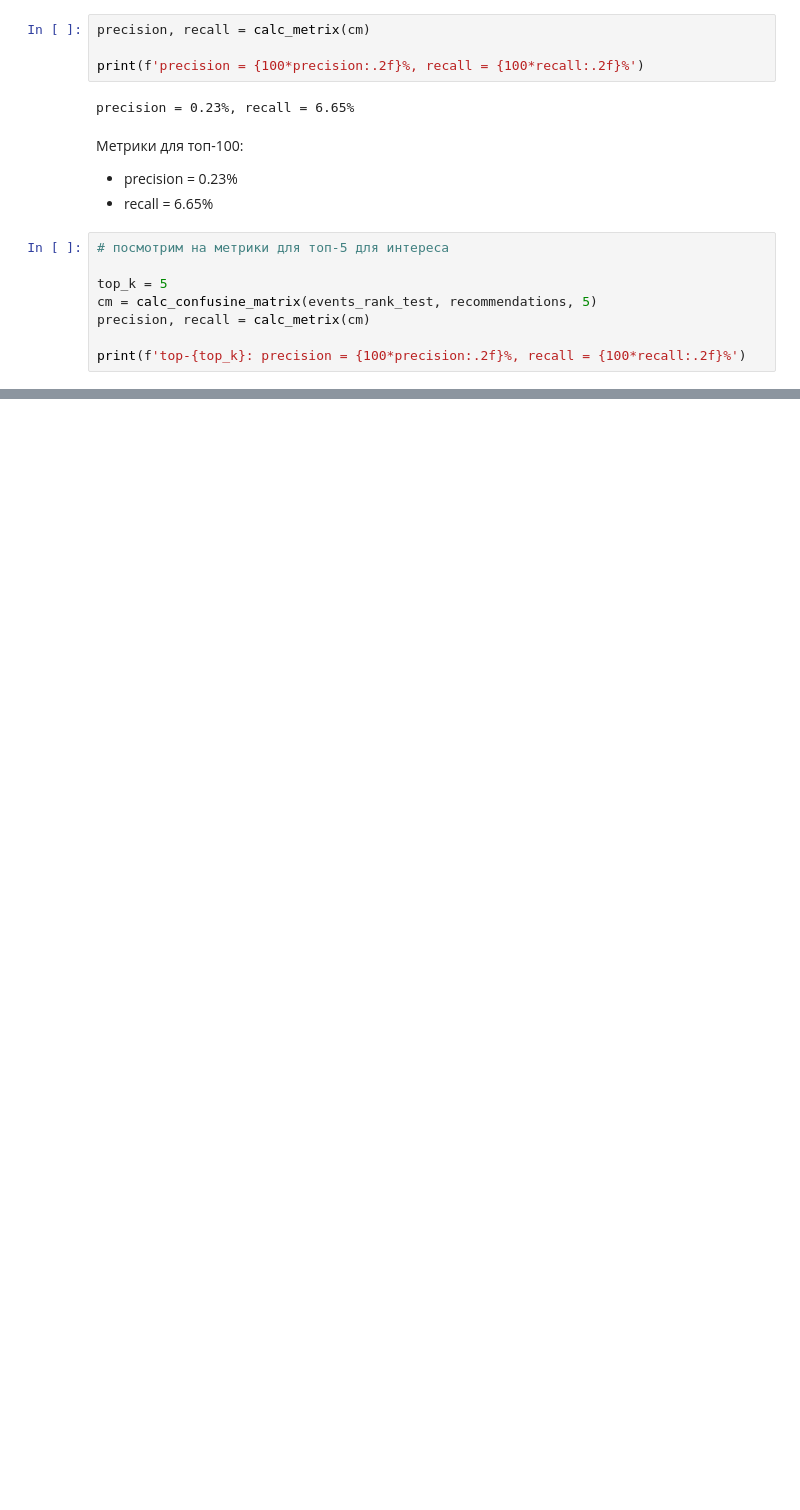
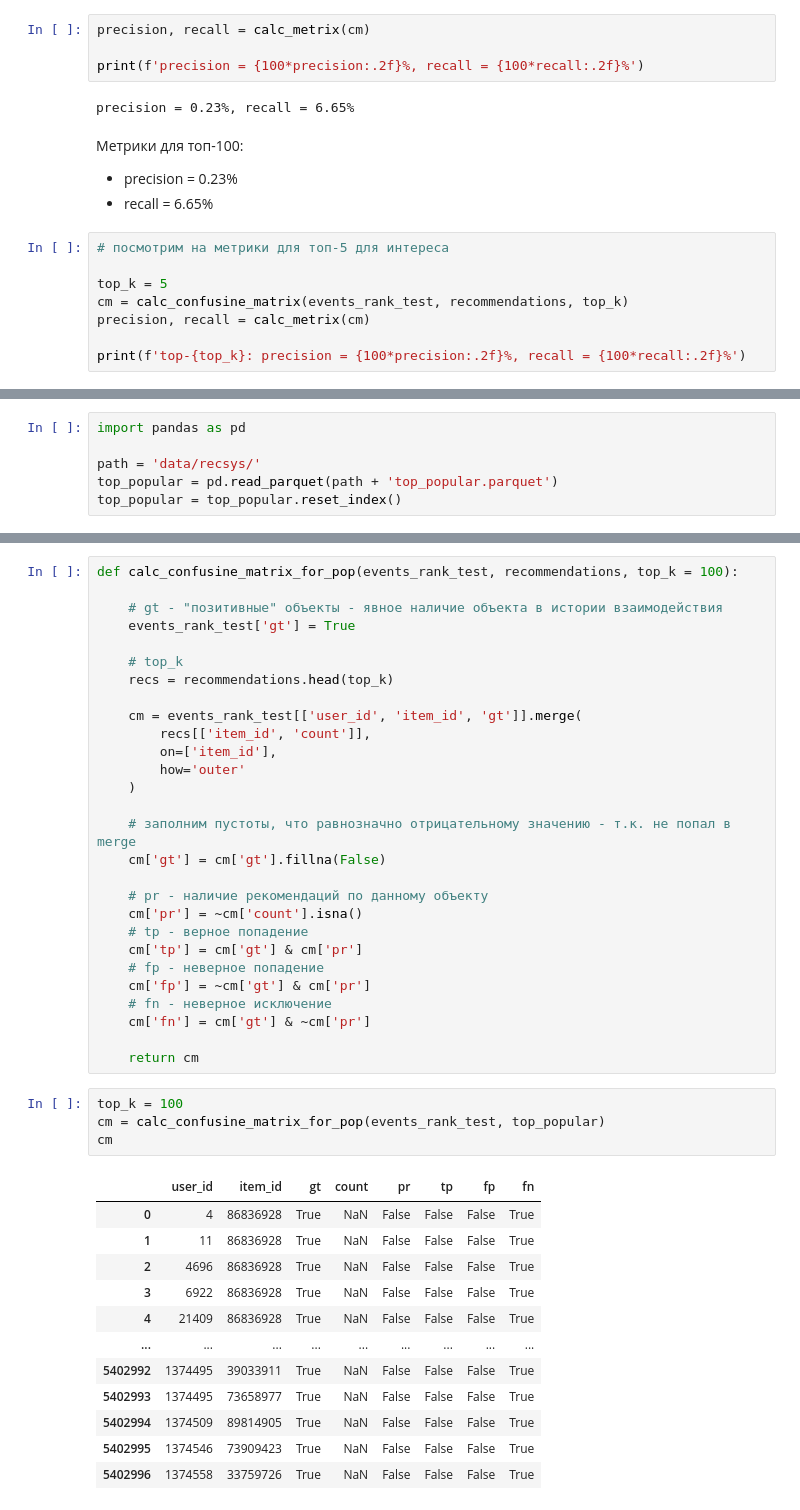
Before and after one commit to khromenko/mle-project-sprint-4-v001, a Jupyter notebook: recommendations.ipynb, the cells around one changed output, grey strips where cells are left out. Saved outputs shown, nothing was run; the diff lists cells and outputs as text; blank space fills up the shorter version.

```diff
--- a/recommendations.ipynb
+++ b/recommendations.ipynb
@@ -1988,7 +2001,7 @@ precision = 0.23%, recall = 6.65%
 # посмотрим на метрики для топ-5 для интереса
 
 top_k = 5
-cm = calc_confusine_matrix(events_rank_test, recommendations, 5)
+cm = calc_confusine_matrix(events_rank_test, recommendations, top_k)
 precision, recall = calc_metrix(cm)
 
 print(f'top-{top_k}: precision = {100*precision:.2f}%, recall = {100*recall:.2f}%')
@@ -1998,0 +2016,6 @@ print(f'top-{top_k}: precision = {100*precision:.2f}%, recall = {100*recall:.2f}
+# %%
+import pandas as pd
+
+path = 'data/recsys/'
+top_popular = pd.read_parquet(path + 'top_popular.parquet')
+top_popular = top_popular.reset_index()
@@ -1998,0 +2024,45 @@ print(f'top-{top_k}: precision = {100*precision:.2f}%, recall = {100*recall:.2f}
+# %%
+def calc_confusine_matrix_for_pop(events_rank_test, recommendations, top_k = 100):
+
+    # gt - "позитивные" объекты - явное наличие объекта в истории взаимодействия
+    events_rank_test['gt'] = True
+
+    # top_k
+    recs = recommendations.head(top_k)
+
+    cm = events_rank_test[['user_id', 'item_id', 'gt']].merge(
+        recs[['item_id', 'count']],
+        on=['item_id'],
+        how='outer'
+    )
+
+    # заполним пустоты, что равнозначно отрицательному значению - т.к. не попал в merge
+    cm['gt'] = cm['gt'].fillna(False)
+
+    # pr - наличие рекомендаций по данному объекту
+    cm['pr'] = ~cm['count'].isna()
+    # tp - верное попадение
+    cm['tp'] = cm['gt'] & cm['pr']
+    # fp - неверное попадение
+    cm['fp'] = ~cm['gt'] & cm['pr']
+    # fn - неверное исключение
+    cm['fn'] = cm['gt'] & ~cm['pr']
+
+    return cm
+# %%
+top_k = 100
+cm = calc_confusine_matrix_for_pop(events_rank_test, top_popular)
+cm
+# %% [output]
+|  | user_id | item_id | gt | count | pr | tp | fp | fn |
+| 0 | 4 | 86836928 | True | NaN | False | False | False | True |
+| 1 | 11 | 86836928 | True | NaN | False | False | False | True |
+| 2 | 4696 | 86836928 | True | NaN | False | False | False | True |
+| 3 | 6922 | 86836928 | True | NaN | False | False | False | True |
+| 4 | 21409 | 86836928 | True | NaN | False | False | False | True |
+| ... | ... | ... | ... | ... | ... | ... | ... | ... |
+| 5402992 | 1374495 | 39033911 | True | NaN | False | False | False | True |
+| 5402993 | 1374495 | 73658977 | True | NaN | False | False | False | True |
+| 5402994 | 1374509 | 89814905 | True | NaN | False | False | False | True |
+| 5402995 | 1374546 | 73909423 | True | NaN | False | False | False | True |
+| 5402996 | 1374558 | 33759726 | True | NaN | False | False | False | True |
```
Also changed, not shown: parts of 34 cells of this notebook.
